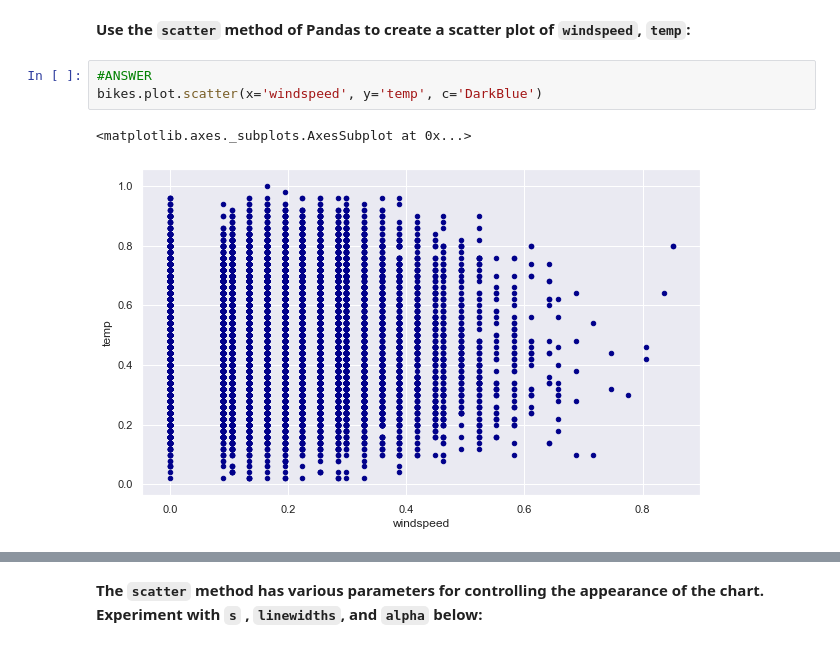
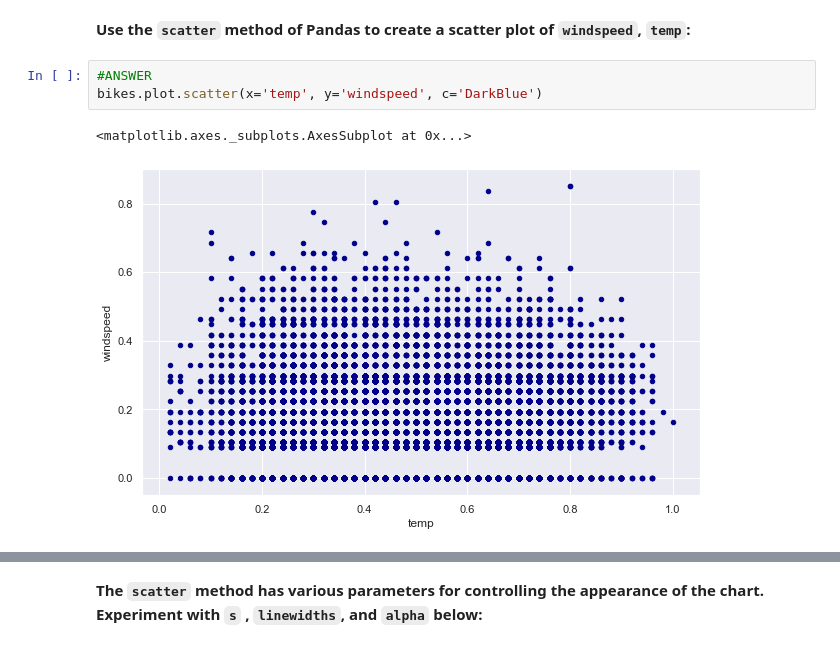
Before and after one commit to allenj813/DS-SYD-PT-24FEB, a Jupyter notebook: Module_3/Labs/IOD_Lab 3.1.2 vAJ.ipynb, the cells around one changed output, grey strips where cells are left out. Cells and saved outputs as stored; diff of their text form.

```diff
--- a/Module_3/Labs/IOD_Lab 3.1.2 vAJ.ipynb
+++ b/Module_3/Labs/IOD_Lab 3.1.2 vAJ.ipynb
@@ -82,7 +82,7 @@ We usually start charting variables one-by-one (although when several have the s
 **Use the `scatter` method of Pandas to create a scatter plot of `windspeed`, `temp`:**
 # %%
 #ANSWER
-bikes.plot.scatter(x='windspeed', y='temp', c='DarkBlue')
+bikes.plot.scatter(x='temp', y='windspeed', c='DarkBlue')
 # %% [output]
 <matplotlib.axes._subplots.AxesSubplot at 0x...>
-[figure, old version]
+[figure, new version]
```
Also changed, not shown: parts of 28 cells of this notebook, 5 other files.
